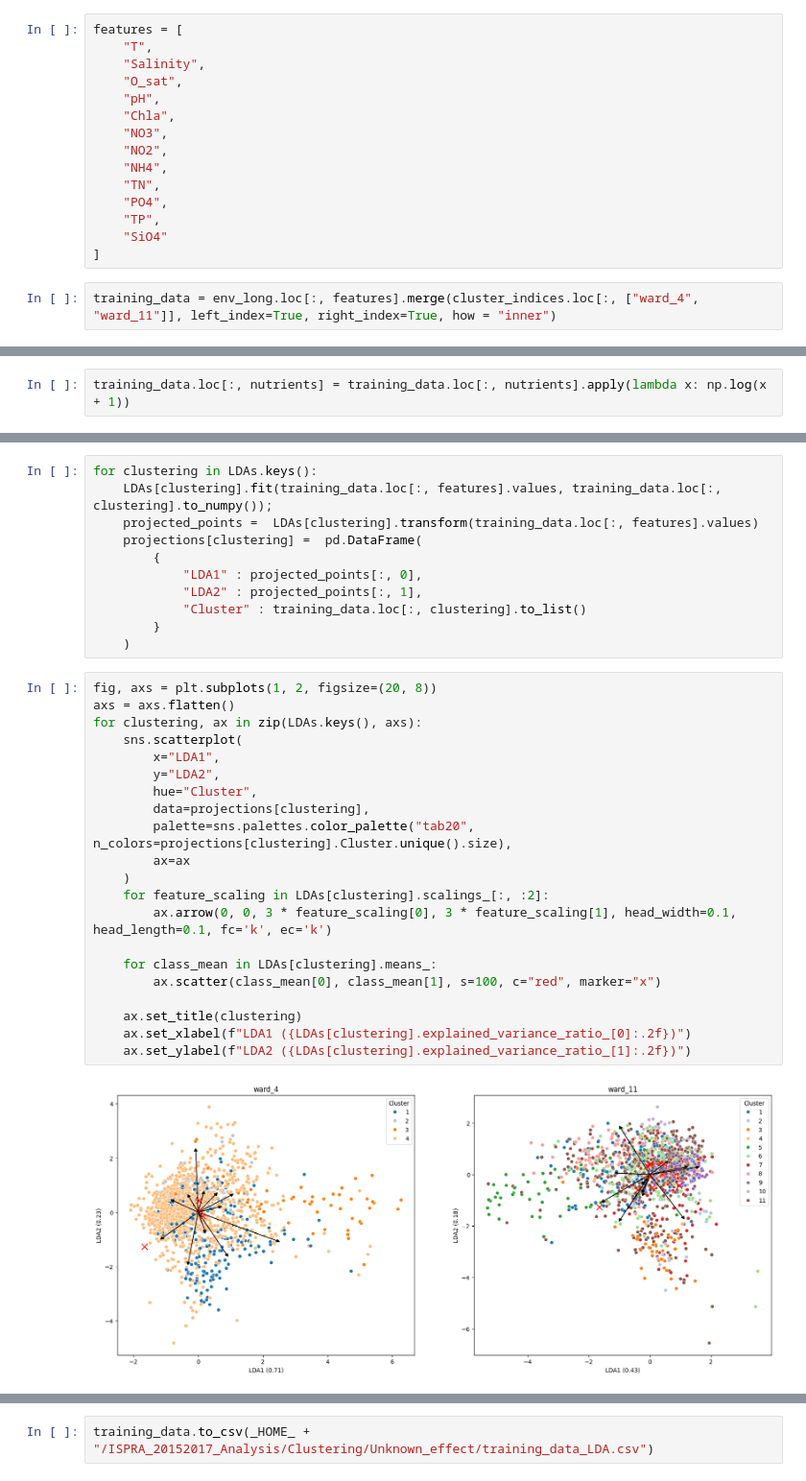
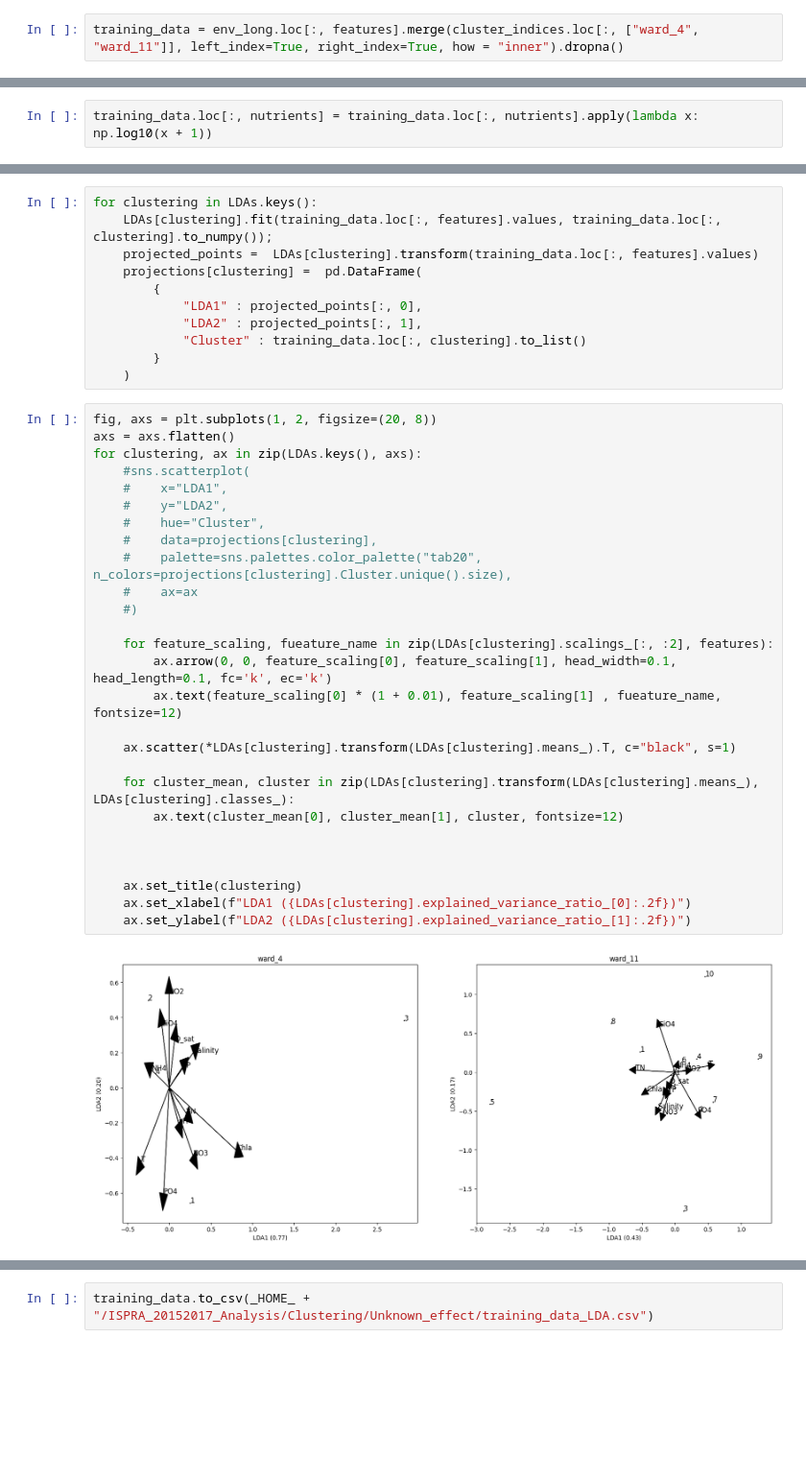
Before and after one commit to Alberto-Ghedin/ISPRA_20152017_Analysis, a Jupyter notebook: Clustering/Lin_disc_analysis.ipynb, the cells around one changed output, grey strips where cells are left out. Shown at 96% size. Drawn from its saved outputs; the diff is of its cells as text; blank space fills up the shorter version.

```diff
--- a/Clustering/Lin_disc_analysis.ipynb
+++ b/Clustering/Lin_disc_analysis.ipynb
@@ -75,23 +58,8 @@ E_cond           55
 T                48
 Region            0
 dtype: int64
-# %%
-features = [
-    "T",
-    "Salinity",
-    "O_sat",
-    "pH",
-    "Chla",
-    "NO3",
-    "NO2",
-    "NH4",
-    "TN",
-    "PO4",
-    "TP",
-    "SiO4"
-]
 # %%
-training_data = env_long.loc[:, features].merge(cluster_indices.loc[:, ["ward_4", "ward_11"]], left_index=True, right_index=True, how = "inner")
+training_data = env_long.loc[:, features].merge(cluster_indices.loc[:, ["ward_4", "ward_11"]], left_index=True, right_index=True, how = "inner").dropna()
 # %%
 cluster_indices.groupby("ward_4").agg({"ward_11" : "count"}).rename(columns={"ward_11": "Chla"})
 # %% [output]
@@ -117,6 +85,6 @@ nutrients = [
     "SiO4"
 ]
 # %%
-training_data.loc[:, nutrients] = training_data.loc[:, nutrients].apply(lambda x: np.log(x + 1))
+training_data.loc[:, nutrients] = training_data.loc[:, nutrients].apply(lambda x: np.log10(x + 1))
 # %%
 training_data.loc[:, features] = StandardScaler().fit_transform(training_data.loc[:, features])
@@ -166,23 +110,29 @@ for clustering in LDAs.keys():
 # %%
 fig, axs = plt.subplots(1, 2, figsize=(20, 8))
 axs = axs.flatten()
 for clustering, ax in zip(LDAs.keys(), axs):
-    sns.scatterplot(
-        x="LDA1",
-        y="LDA2",
-        hue="Cluster",
-        data=projections[clustering],
-        palette=sns.palettes.color_palette("tab20", n_colors=projections[clustering].Cluster.unique().size),
-        ax=ax
-    )
-    for feature_scaling in LDAs[clustering].scalings_[:, :2]:
-        ax.arrow(0, 0, 3 * feature_scaling[0], 3 * feature_scaling[1], head_width=0.1, head_length=0.1, fc='k', ec='k')
+    #sns.scatterplot(
+    #    x="LDA1",
+    #    y="LDA2",
+    #    hue="Cluster",
+    #    data=projections[clustering],
+    #    palette=sns.palettes.color_palette("tab20", n_colors=projections[clustering].Cluster.unique().size),
+    #    ax=ax
+    #)
 
-    for class_mean in LDAs[clustering].means_:
-        ax.scatter(class_mean[0], class_mean[1], s=100, c="red", marker="x")
+    for feature_scaling, fueature_name in zip(LDAs[clustering].scalings_[:, :2], features):
+        ax.arrow(0, 0, feature_scaling[0], feature_scaling[1], head_width=0.1, head_length=0.1, fc='k', ec='k')
+        ax.text(feature_scaling[0] * (1 + 0.01), feature_scaling[1] , fueature_name, fontsize=12)
+
+    ax.scatter(*LDAs[clustering].transform(LDAs[clustering].means_).T, c="black", s=1)
+
+    for cluster_mean, cluster in zip(LDAs[clustering].transform(LDAs[clustering].means_), LDAs[clustering].classes_):
+        ax.text(cluster_mean[0], cluster_mean[1], cluster, fontsize=12)
+
+
 
     ax.set_title(clustering)
     ax.set_xlabel(f"LDA1 ({LDAs[clustering].explained_variance_ratio_[0]:.2f})")
     ax.set_ylabel(f"LDA2 ({LDAs[clustering].explained_variance_ratio_[1]:.2f})")
 # %% [output]
-[figure, old version]
+[figure, new version]
```
Also changed, not shown: parts of 12 cells of this notebook, 2 other files.
